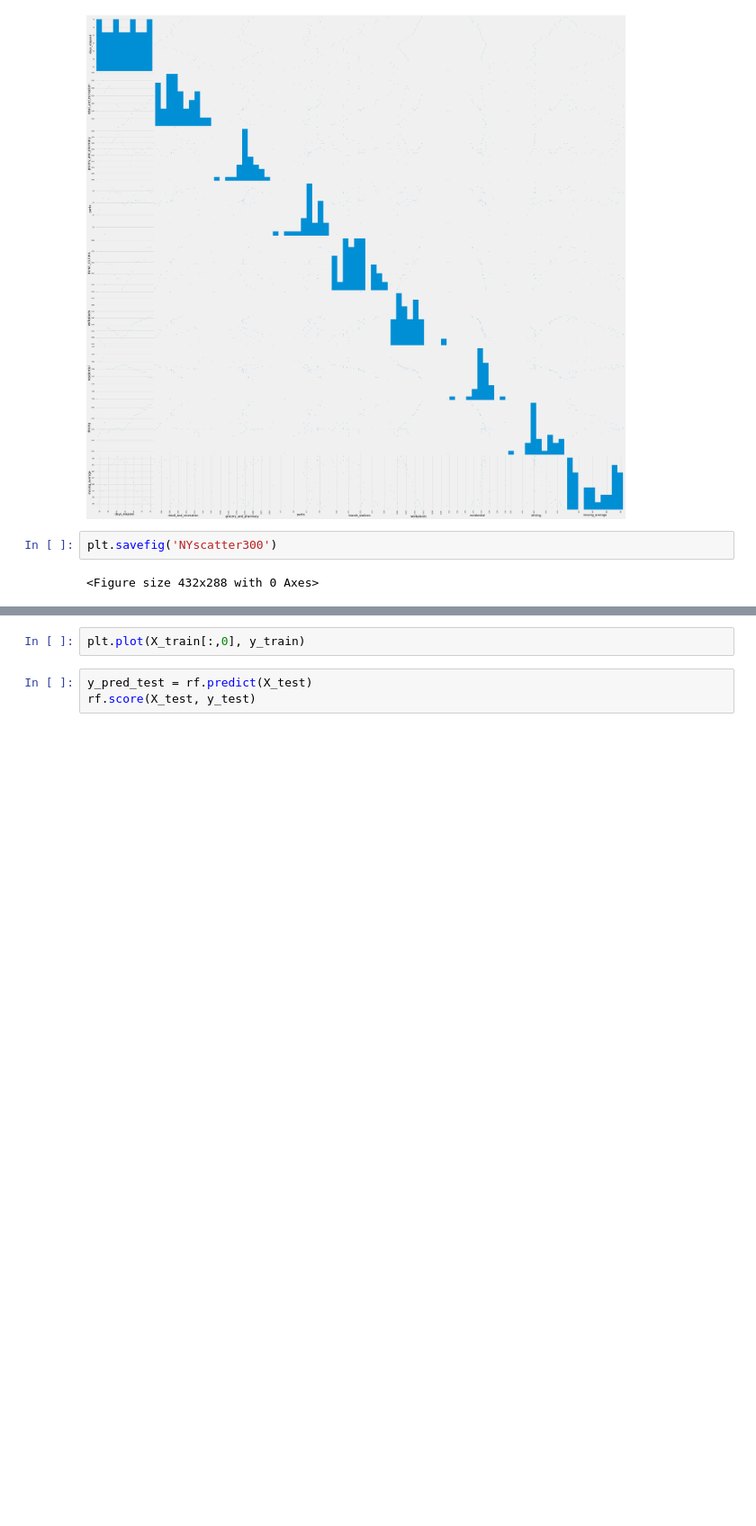
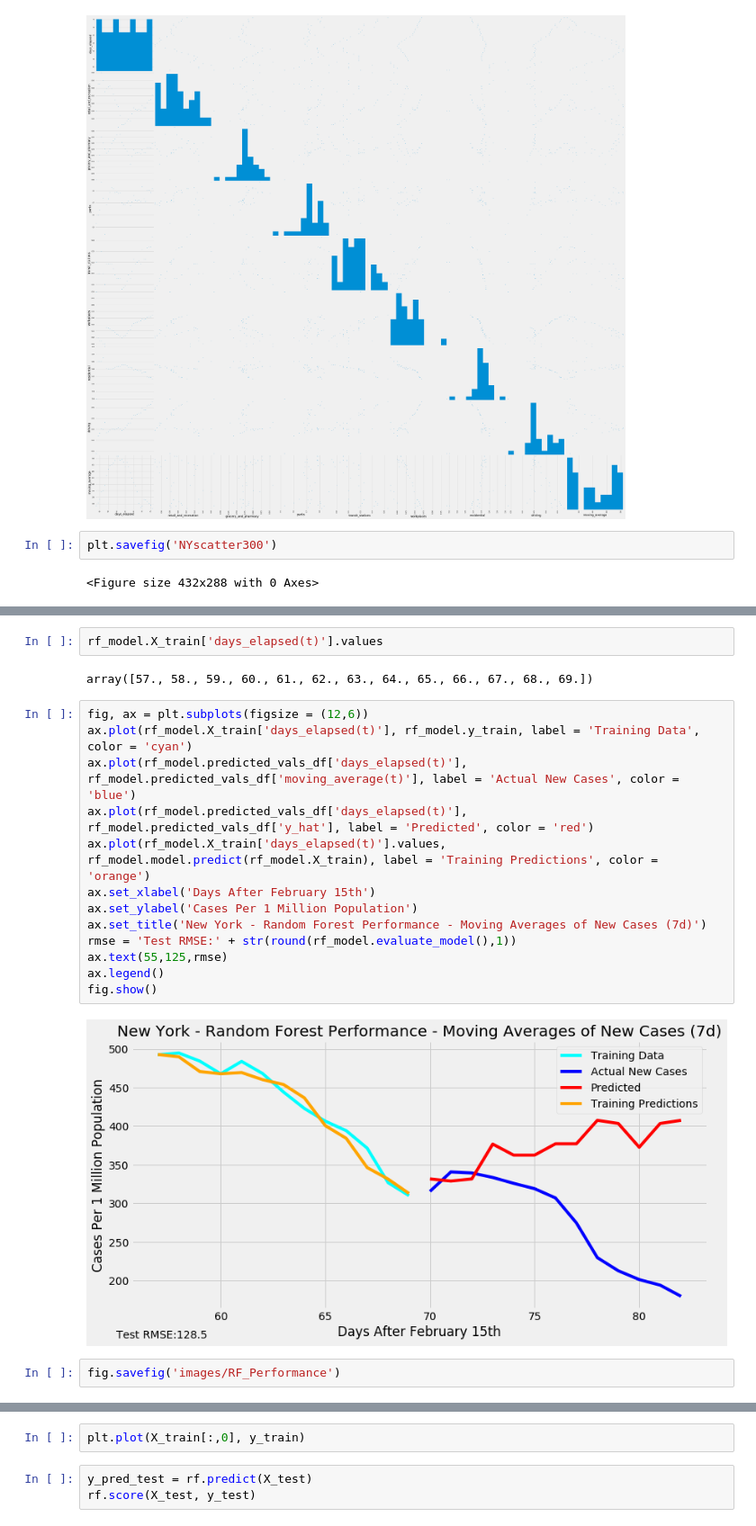
Before and after one commit to Jbudnick/Covid-19-Forecasting, a Jupyter notebook: notebooks/EDA.ipynb, the cells around one changed output, grey strips where cells are left out. Shown at 90% size. Cells and saved outputs as stored; diff of their text form; blank space fills up the shorter version.

```diff
--- a/notebooks/EDA.ipynb
+++ b/notebooks/EDA.ipynb
@@ -796,0 +497,21 @@ for i in range(83, 100):
+# %%
+rf_model.X_train['days_elapsed(t)'].values
+# %% [output]
+array([57., 58., 59., 60., 61., 62., 63., 64., 65., 66., 67., 68., 69.])
+# %%
+fig, ax = plt.subplots(figsize = (12,6))
+ax.plot(rf_model.X_train['days_elapsed(t)'], rf_model.y_train, label = 'Training Data', color = 'cyan')
+ax.plot(rf_model.predicted_vals_df['days_elapsed(t)'], rf_model.predicted_vals_df['moving_average(t)'], label = 'Actual New Cases', color = 'blue')
+ax.plot(rf_model.predicted_vals_df['days_elapsed(t)'], rf_model.predicted_vals_df['y_hat'], label = 'Predicted', color = 'red')
+ax.plot(rf_model.X_train['days_elapsed(t)'].values, rf_model.model.predict(rf_model.X_train), label = 'Training Predictions', color = 'orange')
+ax.set_xlabel('Days After February 15th')
+ax.set_ylabel('Cases Per 1 Million Population')
+ax.set_title('New York - Random Forest Performance - Moving Averages of New Cases (7d)')
+rmse = 'Test RMSE:' + str(round(rf_model.evaluate_model(),1))
+ax.text(55,125,rmse)
+ax.legend()
+fig.show()
+# %% [output]
+[figure, added]
+# %%
+fig.savefig('images/RF_Performance')
```
Also changed, not shown: parts of 111 cells of this notebook, 4 other files.
